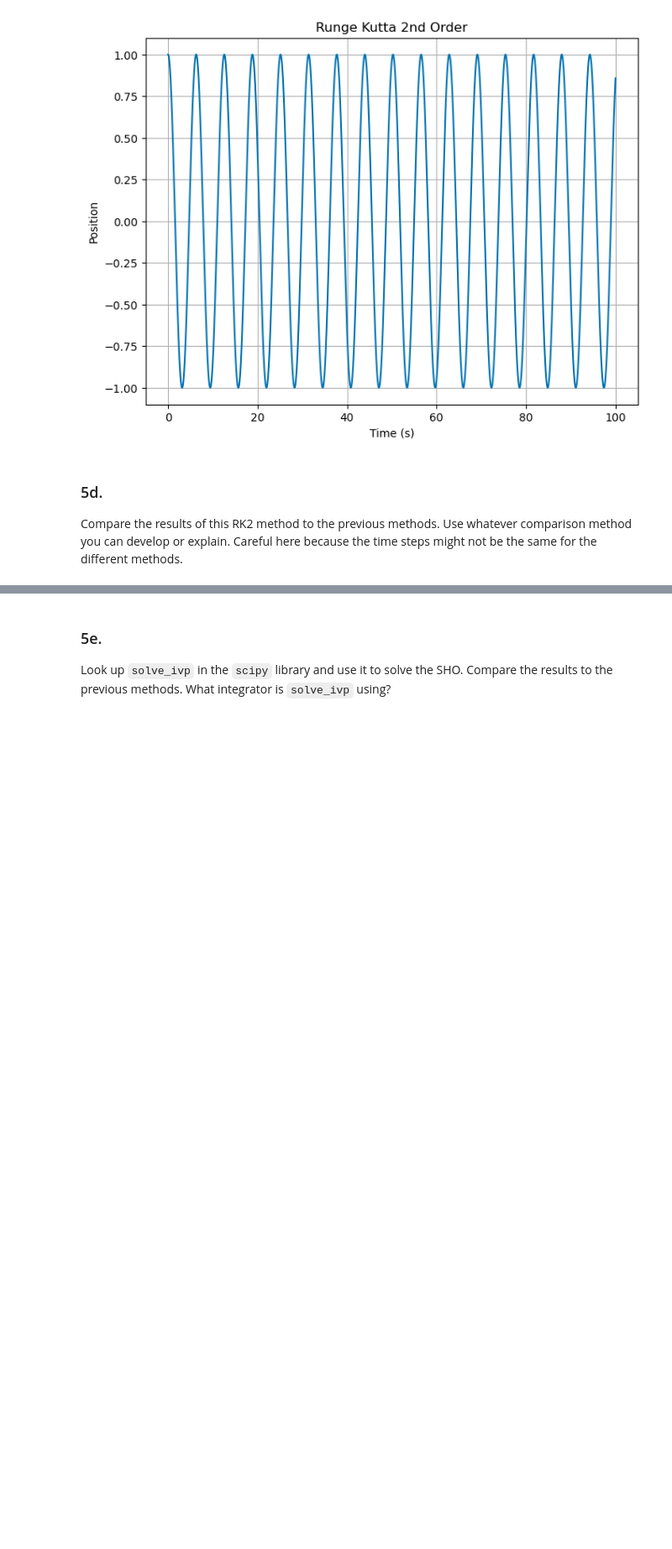
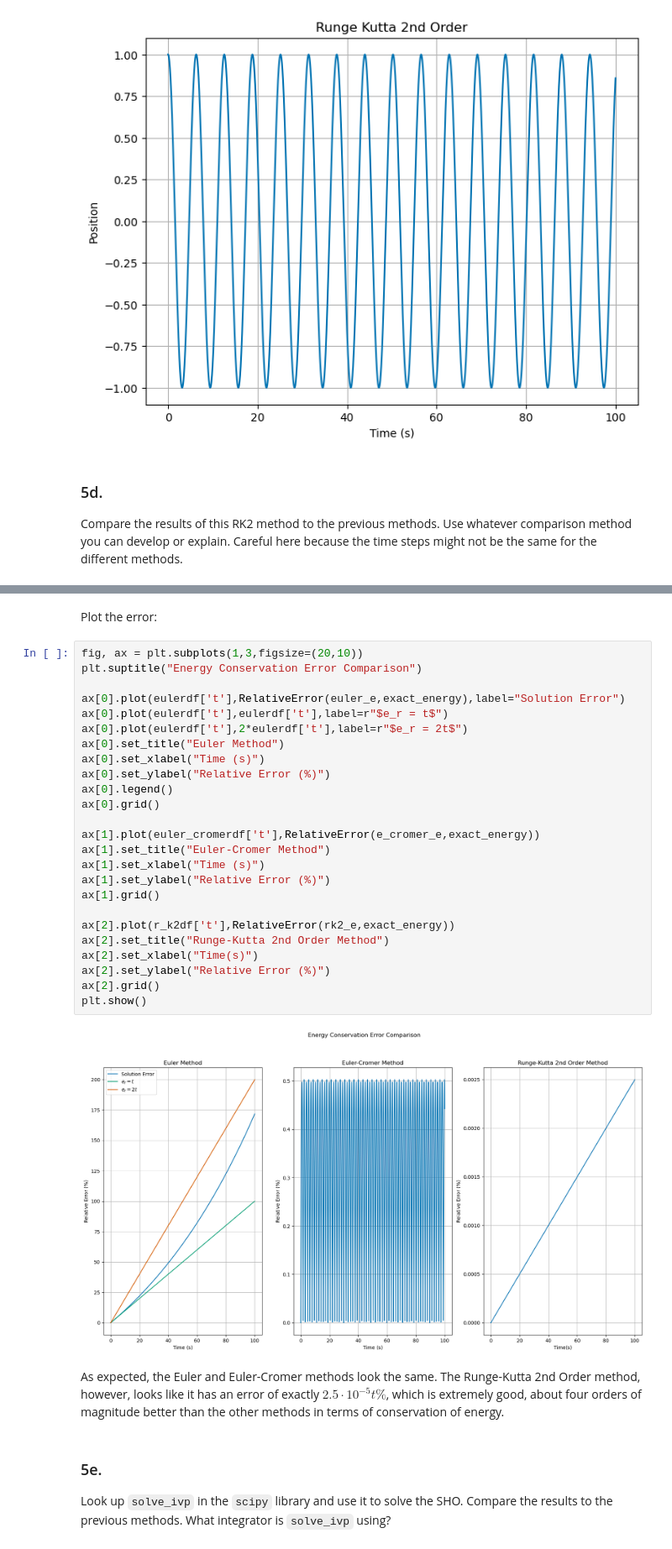
Before and after one commit to BruhddyTheThird/ProfCPisGoatedLib, a Jupyter notebook: HW V.ipynb, the cells around one changed output, grey strips where cells are left out. Shown at 84% size. Drawn from its saved outputs; the diff is of its cells as text; blank space fills up the shorter version.

```diff
--- a/HW V.ipynb
+++ b/HW V.ipynb
@@ -496,3 +535,34 @@ Compare the results of this RK2 method to the previous methods. Use whatever com
+# %% [markdown]
+Plot the error:
+# %%
+fig, ax = plt.subplots(1,3,figsize=(20,10))
+plt.suptitle("Energy Conservation Error Comparison")
+
+ax[0].plot(eulerdf['t'],RelativeError(euler_e,exact_energy),label="Solution Error")
+ax[0].plot(eulerdf['t'],eulerdf['t'],label=r"$e_r = t$")
+ax[0].plot(eulerdf['t'],2*eulerdf['t'],label=r"$e_r = 2t$")
+ax[0].set_title("Euler Method")
+ax[0].set_xlabel("Time (s)")
+ax[0].set_ylabel("Relative Error (%)")
+ax[0].legend()
+ax[0].grid()
+
+ax[1].plot(euler_cromerdf['t'],RelativeError(e_cromer_e,exact_energy))
+ax[1].set_title("Euler-Cromer Method")
+ax[1].set_xlabel("Time (s)")
+ax[1].set_ylabel("Relative Error (%)")
+ax[1].grid()
+
+ax[2].plot(r_k2df['t'],RelativeError(rk2_e,exact_energy))
+ax[2].set_title("Runge-Kutta 2nd Order Method")
+ax[2].set_xlabel("Time(s)")
+ax[2].set_ylabel("Relative Error (%)")
+ax[2].grid()
+plt.show()
+# %% [output]
+[figure, added]
+# %% [markdown]
+As expected, the Euler and Euler-Cromer methods look the same. The Runge-Kutta 2nd Order method, however, looks like it has an error of exactly $2.5\cdot10^{-5}t\%$, which is extremely good, about four orders of magnitude better than the other methods in terms of conservation of energy.
 # %% [markdown]
 ### 5e.
 Look up `solve_ivp` in the `scipy` library and use it to solve the SHO. Compare the results to the previous methods. What integrator is `solve_ivp` using?
```
Also changed, not shown: parts of 4 cells of this notebook.
